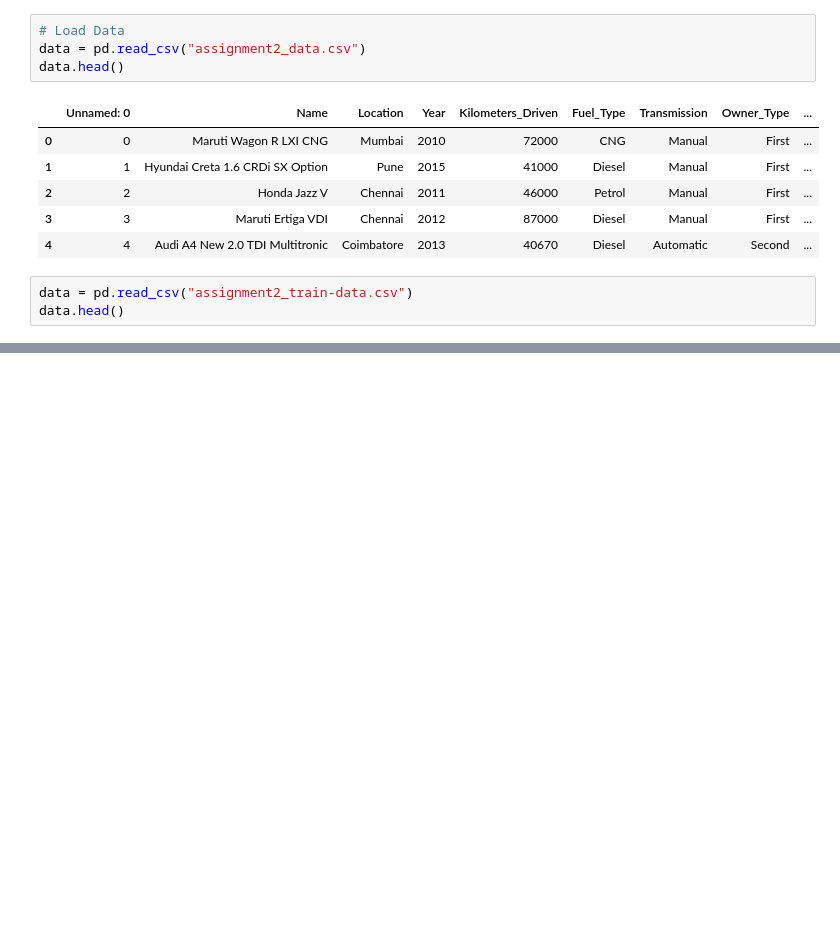
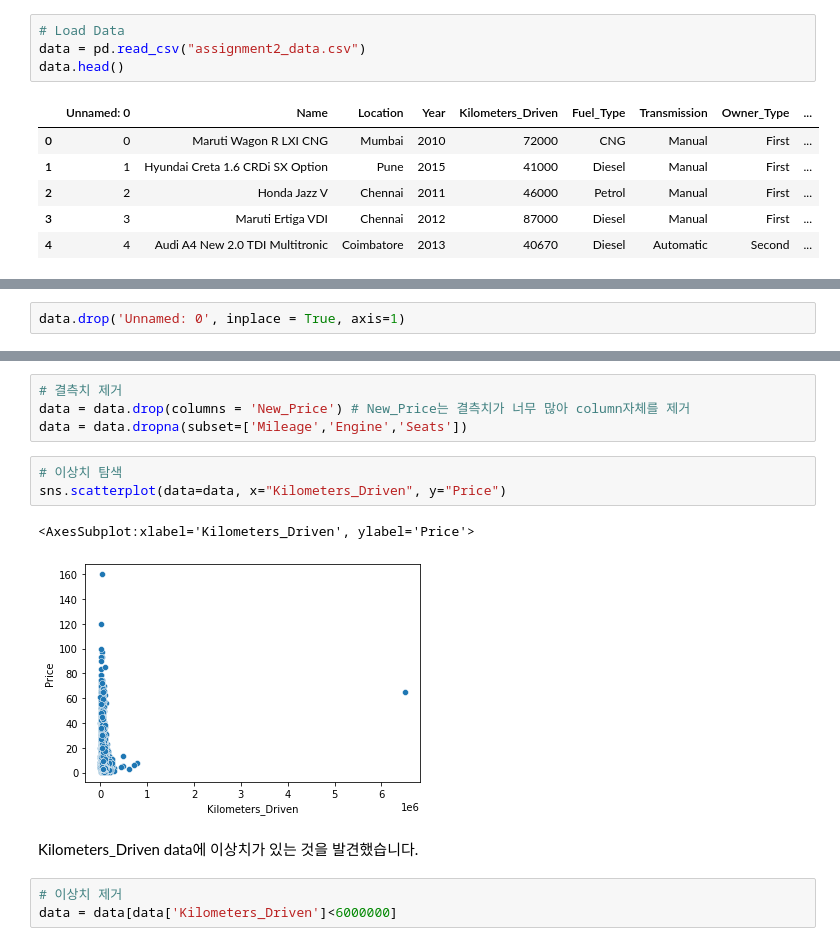
Before and after one commit to kkIIun/Tobigs18_-assignment, a Jupyter notebook: week2/Regression/[투빅스 18기 정규세션] 2주차 Regression_과제 2.ipynb, the cells around one changed output, grey strips where cells are left out. Cells and saved outputs as stored; diff of their text form; blank space fills up the shorter version.

```diff
--- a/week2/Regression/[투빅스 18기 정규세션] 2주차 Regression_과제 2.ipynb
+++ b/week2/Regression/[투빅스 18기 정규세션] 2주차 Regression_과제 2.ipynb
@@ -46,6 +50,3 @@ data.head()
 | 2 | 2 | Honda Jazz V | Chennai | 2011 | 46000 | Petrol | Manual | First | ... |
 | 3 | 3 | Maruti Ertiga VDI | Chennai | 2012 | 87000 | Diesel | Manual | First | ... |
 | 4 | 4 | Audi A4 New 2.0 TDI Multitronic | Coimbatore | 2013 | 40670 | Diesel | Automatic | Second | ... |
-# %%
-data = pd.read_csv("assignment2_train-data.csv")
-data.head()
@@ -58,0 +53,2 @@ data.head()
+# %%
+data.drop('Unnamed: 0', inplace = True, axis=1)
@@ -58,0 +98,15 @@ data.head()
+# %%
+# 결측치 제거
+data = data.drop(columns = 'New_Price') # New_Price는 결측치가 너무 많아 column자체를 제거
+data = data.dropna(subset=['Mileage','Engine','Seats'])
+# %%
+# 이상치 탐색
+sns.scatterplot(data=data, x="Kilometers_Driven", y="Price")
+# %% [output]
+<AxesSubplot:xlabel='Kilometers_Driven', ylabel='Price'>
+[figure, added]
+# %% [markdown]
+Kilometers_Driven data에 이상치가 있는 것을 발견했습니다.
+# %%
+# 이상치 제거
+data = data[data['Kilometers_Driven']<6000000]
```
Also changed, not shown: parts of 50 cells of this notebook.
